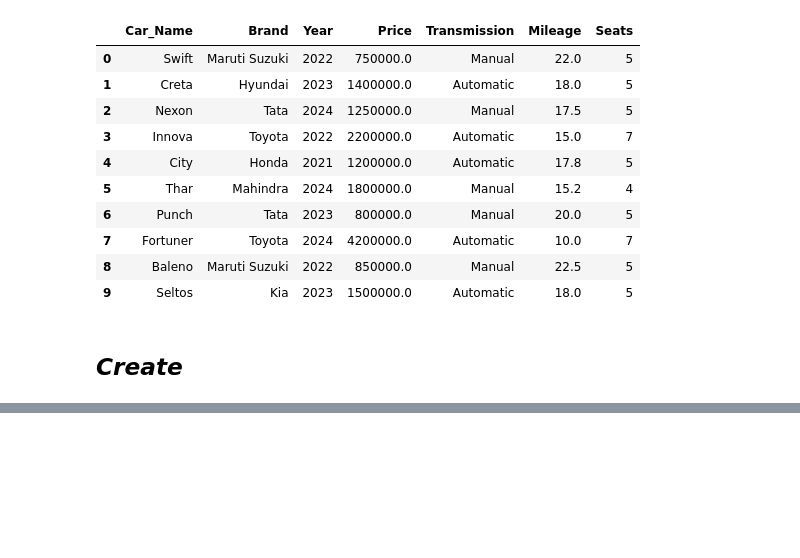
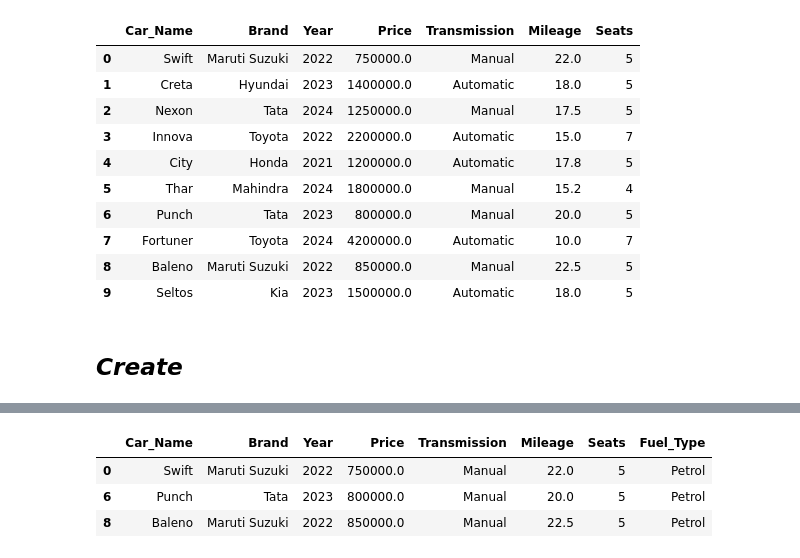
Before and after one commit to prasadmadhav44-coder/GEN_AI, a Jupyter notebook: Pandas/Pandas.ipynb, the cells around one changed output, grey strips where cells are left out. Saved outputs shown, nothing was run; the diff lists cells and outputs as text; code cells hidden in the pictures; blank space fills up the shorter version.

```diff
--- a/Pandas/Pandas.ipynb
+++ b/Pandas/Pandas.ipynb
@@ -481,0 +538,8 @@ TypeError: string indices must be integers, not 'str'
+# %%
+df4=df2[df2["Price"] <= 1000000]
+df4
+# %% [output]
+|  | Car_Name | Brand | Year | Price | Transmission | Mileage | Seats | Fuel_Type |
+| 0 | Swift | Maruti Suzuki | 2022 | 750000.0 | Manual | 22.0 | 5 | Petrol |
+| 6 | Punch | Tata | 2023 | 800000.0 | Manual | 20.0 | 5 | Petrol |
+| 8 | Baleno | Maruti Suzuki | 2022 | 850000.0 | Manual | 22.5 | 5 | Petrol |
```
Also changed, not shown: parts of 6 cells of this notebook, 8 other files.
